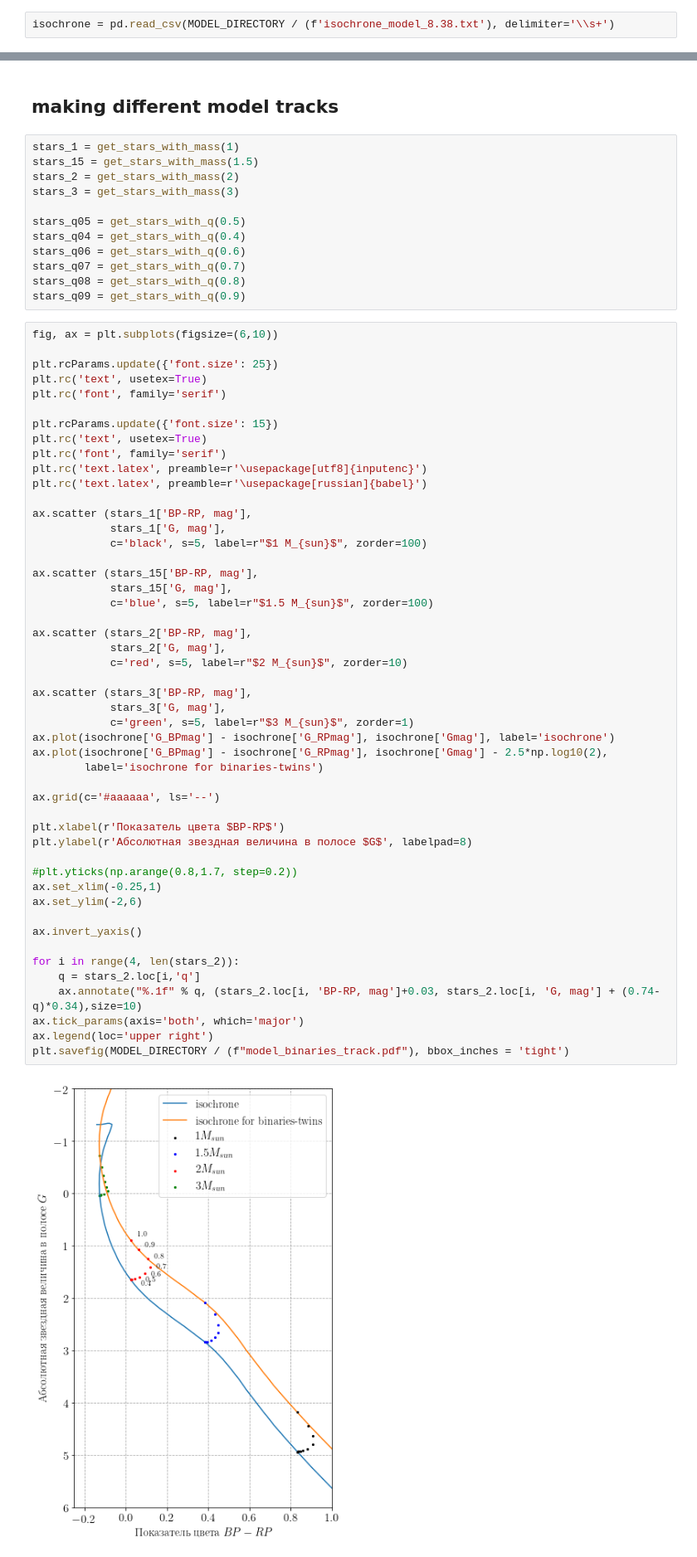
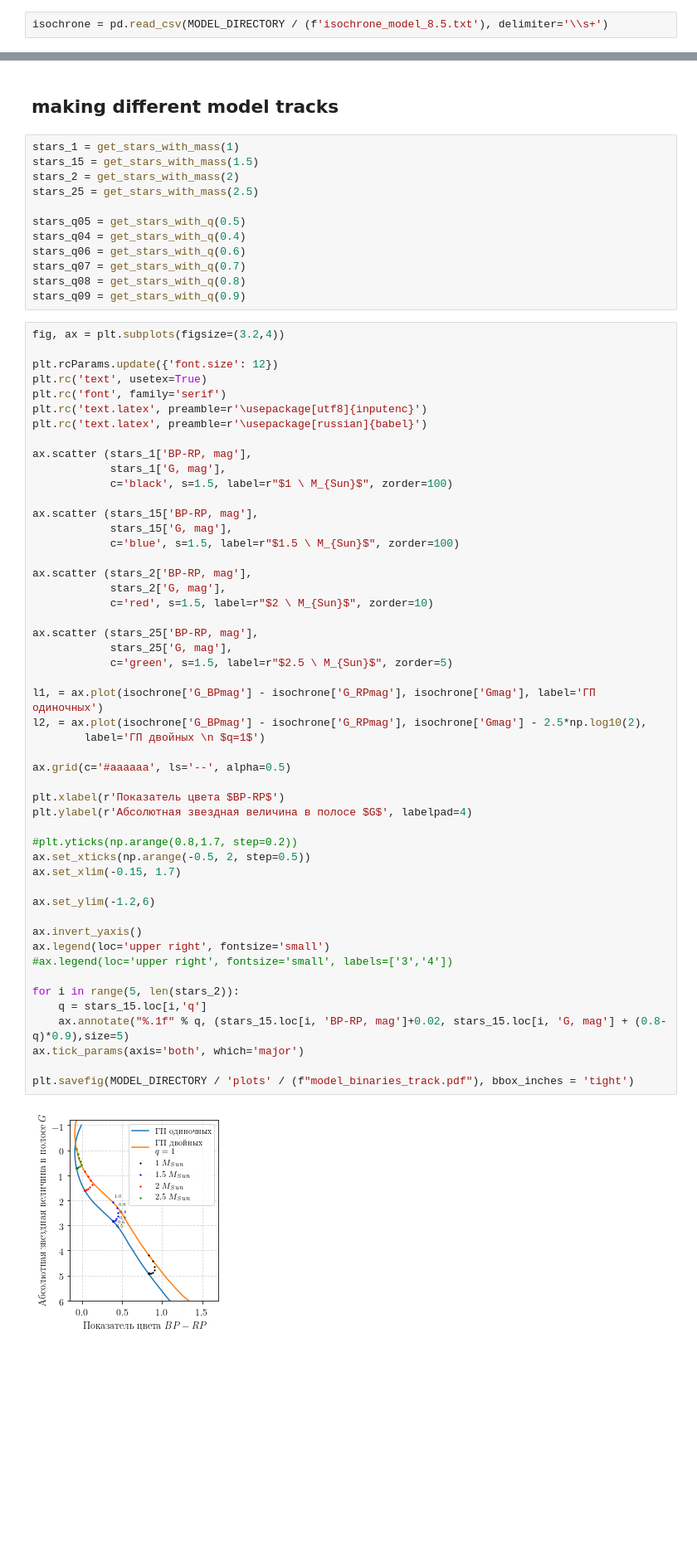
Before and after one commit to olgaborodina/GAIA_binaries, a Jupyter notebook: model/binary_track.ipynb, the cells around one changed output, grey strips where cells are left out. Shown: that part at 83% size. Saved outputs shown, nothing was run; the diff lists cells and outputs as text; blank space fills up the shorter version.

Commit message:
Add calculation with q=0 and fine plots

```diff
--- a/model/binary_track.ipynb
+++ b/model/binary_track.ipynb
@@ -17,7 +17,7 @@ from pathlib import Path
 # %%
 MODEL_DIRECTORY = Path('../../model/')
 # %%
-isochrone = pd.read_csv(MODEL_DIRECTORY / (f'isochrone_model_8.38.txt'), delimiter='\\s+')
+isochrone = pd.read_csv(MODEL_DIRECTORY / (f'isochrone_model_8.5.txt'), delimiter='\\s+')
 # %%
 def interp (a, b, c):
     """get mass of starS with definite magnitude"""
@@ -77,7 +76,7 @@ def get_stars_with_q(q):
 stars_1 = get_stars_with_mass(1)
 stars_15 = get_stars_with_mass(1.5)
 stars_2 = get_stars_with_mass(2)
-stars_3 = get_stars_with_mass(3)
+stars_25 = get_stars_with_mass(2.5)
 
 stars_q05 = get_stars_with_q(0.5)
 stars_q04 = get_stars_with_q(0.4)
@@ -86,56 +85,57 @@ stars_q07 = get_stars_with_q(0.7)
 stars_q08 = get_stars_with_q(0.8)
 stars_q09 = get_stars_with_q(0.9)
 # %%
-fig, ax = plt.subplots(figsize=(6,10))
+fig, ax = plt.subplots(figsize=(3.2,4))
 
-plt.rcParams.update({'font.size': 25})
-plt.rc('text', usetex=True)
-plt.rc('font', family='serif')
-
-plt.rcParams.update({'font.size': 15})
+plt.rcParams.update({'font.size': 12})
 plt.rc('text', usetex=True)
 plt.rc('font', family='serif')
 plt.rc('text.latex', preamble=r'\usepackage[utf8]{inputenc}')
 plt.rc('text.latex', preamble=r'\usepackage[russian]{babel}')
 
 ax.scatter (stars_1['BP-RP, mag'],
             stars_1['G, mag'],
-            c='black', s=5, label=r"$1 M_{sun}$", zorder=100)
+            c='black', s=1.5, label=r"$1 \ M_{Sun}$", zorder=100)
 
 ax.scatter (stars_15['BP-RP, mag'],
             stars_15['G, mag'],
-            c='blue', s=5, label=r"$1.5 M_{sun}$", zorder=100)
+            c='blue', s=1.5, label=r"$1.5 \ M_{Sun}$", zorder=100)
 
 ax.scatter (stars_2['BP-RP, mag'],
             stars_2['G, mag'],
-            c='red', s=5, label=r"$2 M_{sun}$", zorder=10)
+            c='red', s=1.5, label=r"$2 \ M_{Sun}$", zorder=10)
 
-ax.scatter (stars_3['BP-RP, mag'],
-            stars_3['G, mag'],
-            c='green', s=5, label=r"$3 M_{sun}$", zorder=1)
-ax.plot(isochrone['G_BPmag'] - isochrone['G_RPmag'], isochrone['Gmag'], label='isochrone')
-ax.plot(isochrone['G_BPmag'] - isochrone['G_RPmag'], isochrone['Gmag'] - 2.5*np.log10(2),
-        label='isochrone for binaries-twins')
+ax.scatter (stars_25['BP-RP, mag'],
+            stars_25['G, mag'],
+            c='green', s=1.5, label=r"$2.5 \ M_{Sun}$", zorder=5)
 
-ax.grid(c='#aaaaaa', ls='--')
+l1, = ax.plot(isochrone['G_BPmag'] - isochrone['G_RPmag'], isochrone['Gmag'], label='ГП одиночных')
+l2, = ax.plot(isochrone['G_BPmag'] - isochrone['G_RPmag'], isochrone['Gmag'] - 2.5*np.log10(2),
+        label='ГП двойных \n $q=1$')
+
+ax.grid(c='#aaaaaa', ls='--', alpha=0.5)
 
 plt.xlabel(r'Показатель цвета $BP-RP$')
-plt.ylabel(r'Абсолютная звездная величина в полосе $G$', labelpad=8)
+plt.ylabel(r'Абсолютная звездная величина в полосе $G$', labelpad=4)
 
 #plt.yticks(np.arange(0.8,1.7, step=0.2))
-ax.set_xlim(-0.25,1)
-ax.set_ylim(-2,6)
+ax.set_xticks(np.arange(-0.5, 2, step=0.5))
+ax.set_xlim(-0.15, 1.7)
+
+ax.set_ylim(-1.2,6)
 
 ax.invert_yaxis()
+ax.legend(loc='upper right', fontsize='small')
+#ax.legend(loc='upper right', fontsize='small', labels=['3','4'])
 
-for i in range(4, len(stars_2)):
-    q = stars_2.loc[i,'q']
-    ax.annotate("%.1f" % q, (stars_2.loc[i, 'BP-RP, mag']+0.03, stars_2.loc[i, 'G, mag'] + (0.74-q)*0.34),size=10)
+for i in range(5, len(stars_2)):
+    q = stars_15.loc[i,'q']
+    ax.annotate("%.1f" % q, (stars_15.loc[i, 'BP-RP, mag']+0.02, stars_15.loc[i, 'G, mag'] + (0.8-q)*0.9),size=5)
 ax.tick_params(axis='both', which='major')
-ax.legend(loc='upper right')
-plt.savefig(MODEL_DIRECTORY / (f"model_binaries_track.pdf"), bbox_inches = 'tight')
+
+plt.savefig(MODEL_DIRECTORY / 'plots' / (f"model_binaries_track.pdf"), bbox_inches = 'tight')
 # %% [output]
-[figure, old version]
+[figure, new version]
 # %%
 fig, ax = plt.subplots(figsize=(6,10))
 colors = plab.cm.jet(np.linspace(0,1,8))
```
Also changed, not shown: parts of 4 cells of this notebook.
